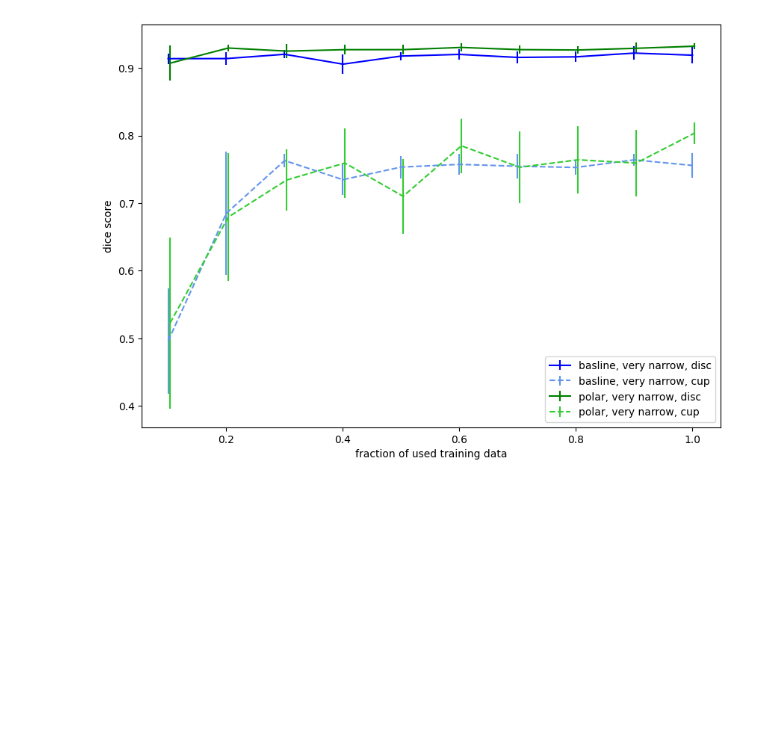
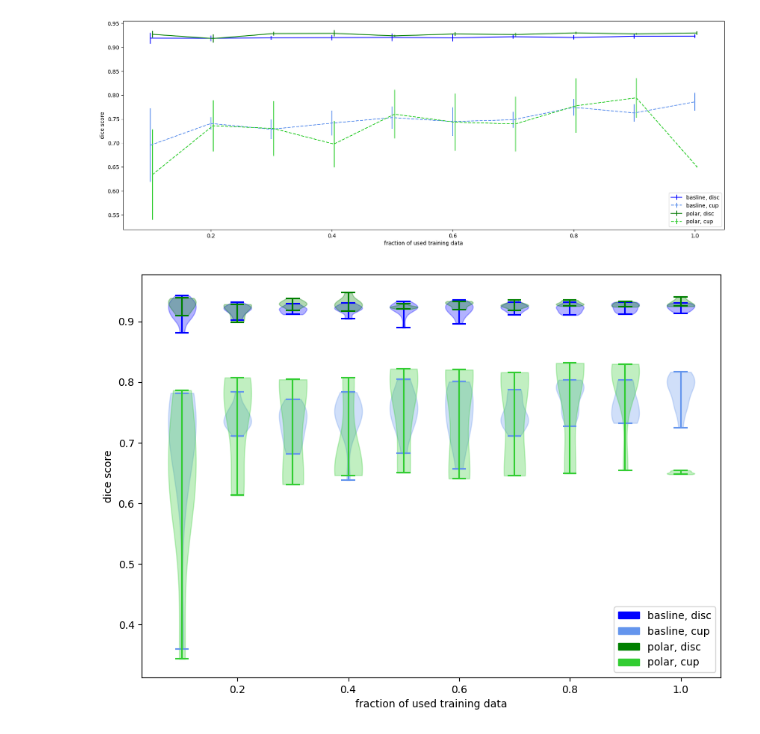
Before and after one commit to mo1333/anatomically_coherent_segmentation, a Jupyter notebook: evaluation_of_data_shortage.ipynb, the cells around one changed output. Cells and saved outputs as stored; diff of their text form; code cells hidden in the pictures; blank space fills up the shorter version.

```diff
--- a/evaluation_of_data_shortage.ipynb
+++ b/evaluation_of_data_shortage.ipynb
@@ -64,26 +87,66 @@ plt.legend()
 # %%
-experiments_of_interest = ["standard_narrow_2", "polar_narrow_2"]
-experiments_labels = ["basline, very narrow", "polar, very narrow", "topological loss, very narrow"]
+experiments_of_interest = ["standard", "polar"]
+experiments_labels = ["basline", "polar", "topological loss, very narrow"]
 # experiments_colors = [("b", "cornflowerblue"), ("green", "limegreen")]
 experiments_colors = [("b", "cornflowerblue"), ("green", "limegreen"), ("orangered", "coral")]
 exp_paths = ["experiments/" + name for name in experiments_of_interest]
 
-plt.rcParams["figure.figsize"] = (10,7)
+plt.rcParams["figure.figsize"] = (20,7)
 
 for i in range(len(experiments_of_interest)):
     data = pd.read_csv(exp_paths[i] + "/summary.csv")
     plt.errorbar(data["percentages"]+i/300,
                  data["disc_performance_mean"],
                  yerr=stats.t.ppf(1 - alpha / 2, df=(len(data) - 1)) / (len(data) ** (1 / 2)) * data["disc_performance_std"],
                  linestyle="-", color=experiments_colors[i][0], label=experiments_labels[i] + ", disc")
     plt.errorbar(data["percentages"]+i/300,
                  data["cup_performance_mean"],
                  yerr=stats.t.ppf(1 - alpha / 2, df=(len(data) - 1)) / (len(data) ** (1 / 2)) * data["cup_performance_std"],
                  linestyle="--", color=experiments_colors[i][1], label=experiments_labels[i] + ", cup")
 
 plt.xlabel("fraction of used training data")
 plt.ylabel("dice score")
 plt.legend(loc=4) # loc 4 ... lower right
 plt.show()
 # %% [output]
-[figure, old version]
+[figure, new version]
+# %%
+patches = []
+labels = []
+plt.rcParams["figure.figsize"] = (10,7)
+width = 0.05
+
+for i in range(len(experiments_of_interest)):
+    with open(exp_paths[i] + "/whole_data.pickle", "rb") as handle:
+        data = pickle.load(handle)
+    violin = plt.violinplot(data["disc_performance"],
+                            positions = data["percentages"],
+                            widths=width) # widths depends on the percentage area we look at
+    for pc in violin['bodies']:
+        pc.set_facecolor(experiments_colors[i][0])
+        pc.set_edgecolor(experiments_colors[i][0])
+    for partname in ('cbars','cmins','cmaxes'):
+        vp = violin[partname]
+        vp.set_edgecolor(experiments_colors[i][0])
+    patches.append(mpatches.Patch(color=experiments_colors[i][0]))
+    labels.append(experiments_labels[i] + ", disc")
+
+    violin = plt.violinplot(data["cup_performance"],
+                            positions = data["percentages"],
+                            widths=width) # widths depends on the percentage area we look at
+    for pc in violin['bodies']:
+        pc.set_facecolor(experiments_colors[i][1])
+        pc.set_edgecolor(experiments_colors[i][1])
+    for partname in ('cbars','cmins','cmaxes'):
+        vp = violin[partname]
+        vp.set_edgecolor(experiments_colors[i][1])
+    patches.append(mpatches.Patch(color=experiments_colors[i][1]))
+    labels.append(experiments_labels[i] + ", cup")
+
+
+plt.xlabel("fraction of used training data")
+plt.ylabel("dice score")
+plt.legend(patches, labels, loc=4) # loc 4 ... lower right
+plt.show()
+# %% [output]
+[figure, added]
```
Also changed, not shown: parts of 5 cells of this notebook, 5 other files.
